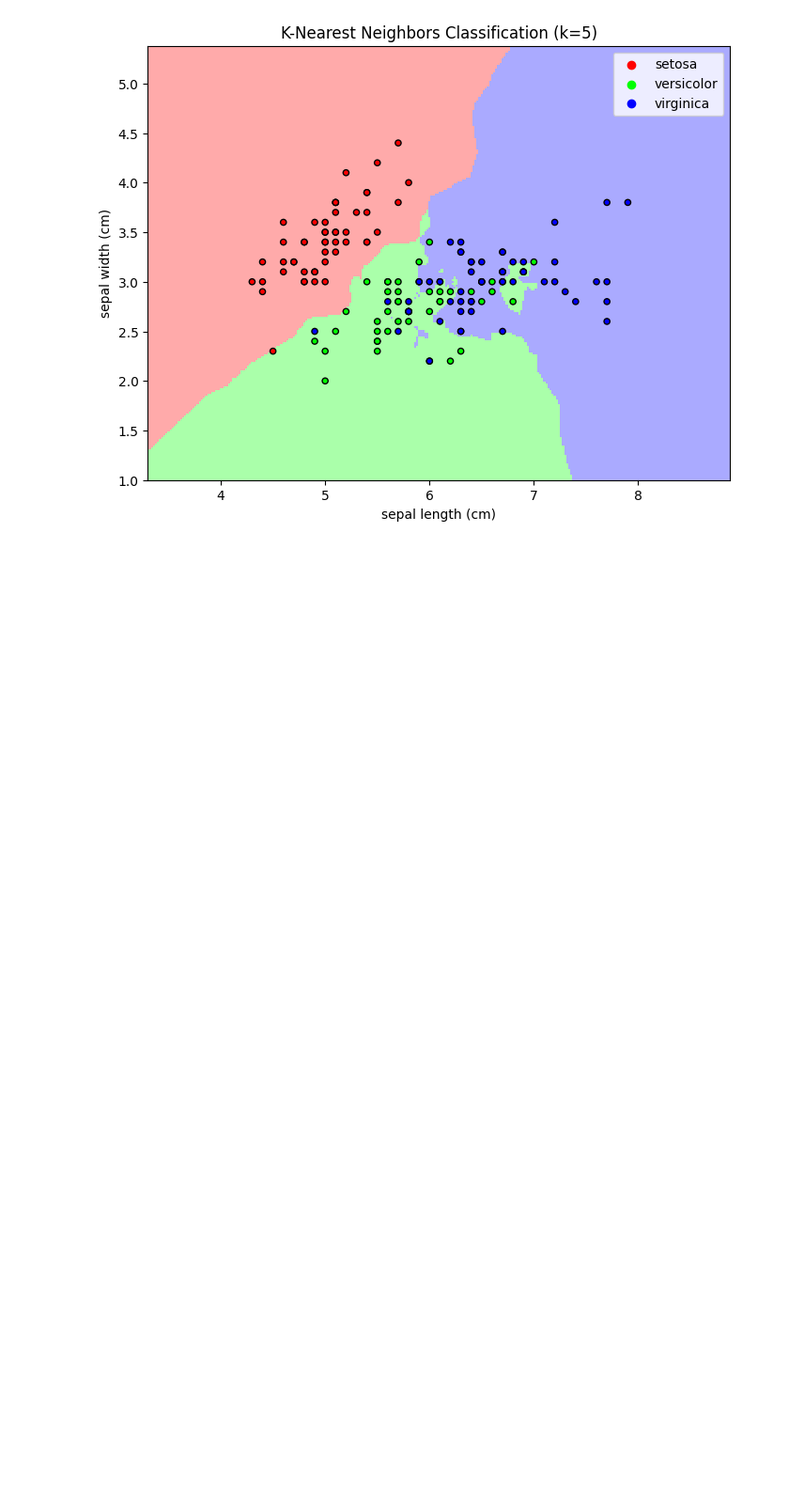
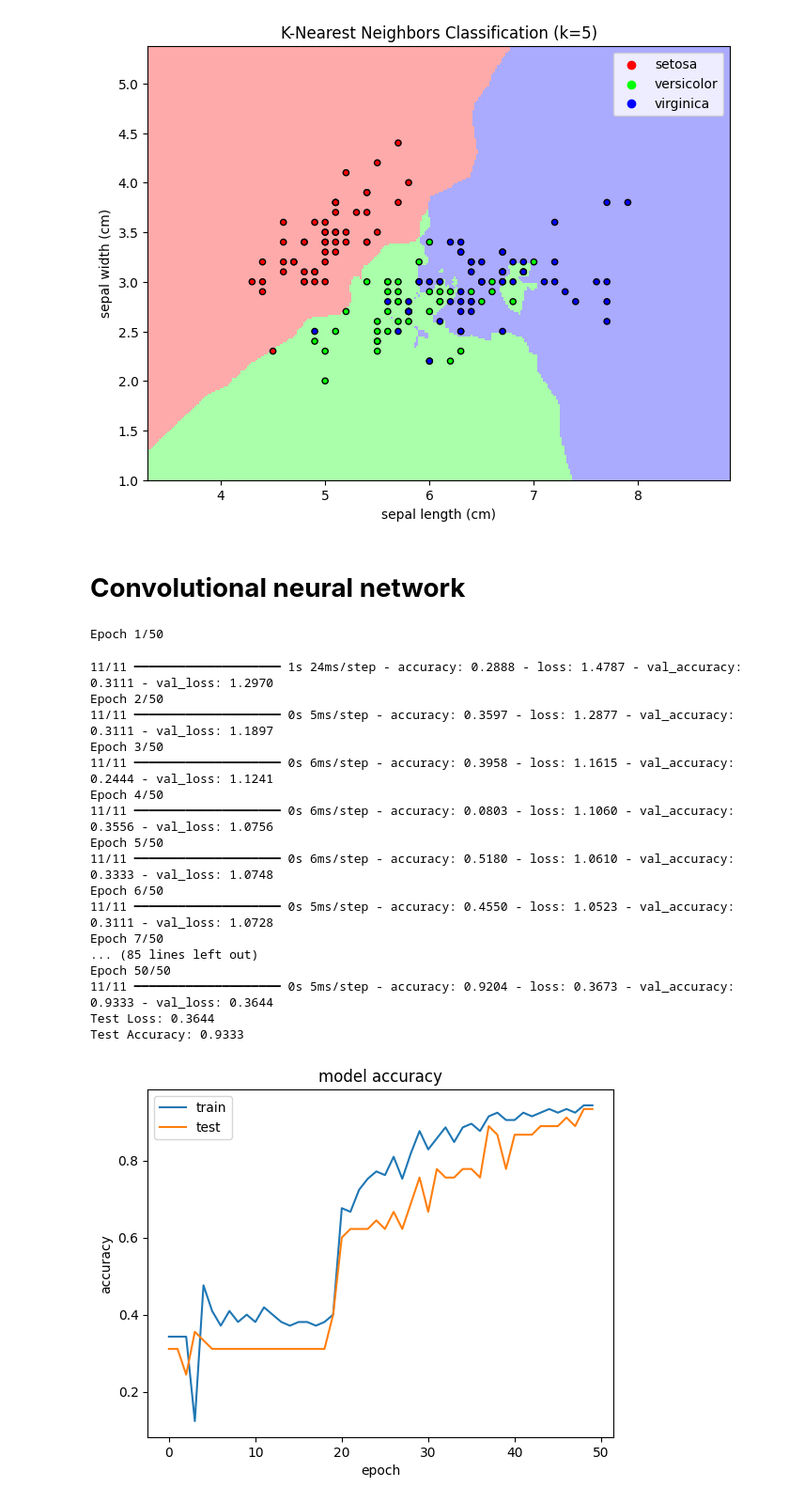
Before and after one commit to SAMYSOSERIOUS/Stats-analytics, a Jupyter notebook: Day8.ipynb, the cells around one changed output. Shown: that part at 94% size. Drawn from its saved outputs; the diff is of its cells as text; code cells hidden in the pictures; blank space fills up the shorter version.

```diff
--- a/Day8.ipynb
+++ b/Day8.ipynb
@@ -125,3 +125,80 @@ plt.show()
 # %% [output]
 Accuracy: 0.7333333333333333
 [figure]
+# %% [markdown]
+# **Convolutional neural network**
+# %%
+
+import tensorflow as tf
+from tensorflow import keras
+from sklearn.datasets import load_iris
+from sklearn.model_selection import train_test_split
+import numpy as np
+import matplotlib.pyplot as plt
+
+iris = load_iris()
+X = iris.data
+y = iris.target
+
+y = keras.utils.to_categorical(y, num_classes=3)
+
+X_train, X_test, y_train, y_test = train_test_split(X, y, test_size=0.3, random_state=1)
+
+
+X_train = X_train.reshape(X_train.shape[0], 4, 1, 1)
+X_test = X_test.reshape(X_test.shape[0], 4, 1, 1)
+
+model = keras.Sequential([
+    keras.layers.Conv2D(32, kernel_size=(2, 1), activation='relu', input_shape=(4, 1, 1)),
+    keras.layers.MaxPooling2D(pool_size=(2, 1)),
+    keras.layers.Flatten(),
+    keras.layers.Dense(16, activation='relu'),
+    keras.layers.Dense(3, activation='softmax')
+])
+
+model.compile(optimizer='adam',
+              loss='categorical_crossentropy',
+              metrics=['accuracy'])
+
+history = model.fit(X_train, y_train, epochs=50, batch_size=10, validation_data=(X_test,y_test))
+
+
+loss, accuracy = model.evaluate(X_test, y_test, verbose=0)
+print(f"Test Loss: {loss:.4f}")
+print(f"Test Accuracy: {accuracy:.4f}")
+
+plt.plot(history.history['accuracy'])
+plt.plot(history.history['val_accuracy'])
+plt.title('model accuracy')
+plt.ylabel('accuracy')
+plt.xlabel('epoch')
+plt.legend(['train', 'test'], loc='upper left')
+plt.show()
+
+plt.plot(history.history['loss'])
+plt.plot(history.history['val_loss'])
+plt.title('model loss')
+plt.ylabel('loss')
+plt.xlabel('epoch')
+plt.legend(['train', 'test'], loc='upper left')
+plt.show()
+# %% [output]
+Epoch 1/50
+11/11 ━━━━━━━━━━━━━━━━━━━━ 1s 24ms/step - accuracy: 0.2888 - loss: 1.4787 - val_accuracy: 0.3111 - val_loss: 1.2970
+Epoch 2/50
+11/11 ━━━━━━━━━━━━━━━━━━━━ 0s 5ms/step - accuracy: 0.3597 - loss: 1.2877 - val_accuracy: 0.3111 - val_loss: 1.1897
+Epoch 3/50
+11/11 ━━━━━━━━━━━━━━━━━━━━ 0s 6ms/step - accuracy: 0.3958 - loss: 1.1615 - val_accuracy: 0.2444 - val_loss: 1.1241
+Epoch 4/50
+11/11 ━━━━━━━━━━━━━━━━━━━━ 0s 6ms/step - accuracy: 0.0803 - loss: 1.1060 - val_accuracy: 0.3556 - val_loss: 1.0756
+Epoch 5/50
+11/11 ━━━━━━━━━━━━━━━━━━━━ 0s 6ms/step - accuracy: 0.5180 - loss: 1.0610 - val_accuracy: 0.3333 - val_loss: 1.0748
+Epoch 6/50
+11/11 ━━━━━━━━━━━━━━━━━━━━ 0s 5ms/step - accuracy: 0.4550 - loss: 1.0523 - val_accuracy: 0.3111 - val_loss: 1.0728
+Epoch 7/50
+... (85 lines left out)
+Epoch 50/50
+11/11 ━━━━━━━━━━━━━━━━━━━━ 0s 5ms/step - accuracy: 0.9204 - loss: 0.3673 - val_accuracy: 0.9333 - val_loss: 0.3644
+Test Loss: 0.3644
+Test Accuracy: 0.9333
+[figure, added]
```
Also changed, not shown: parts of 1 cell of this notebook.
